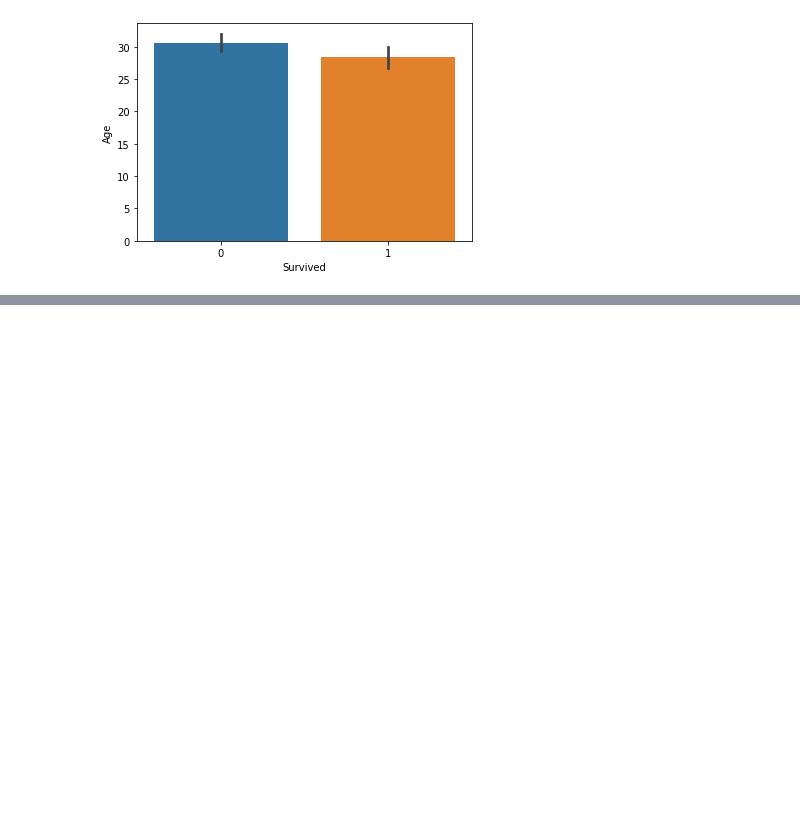
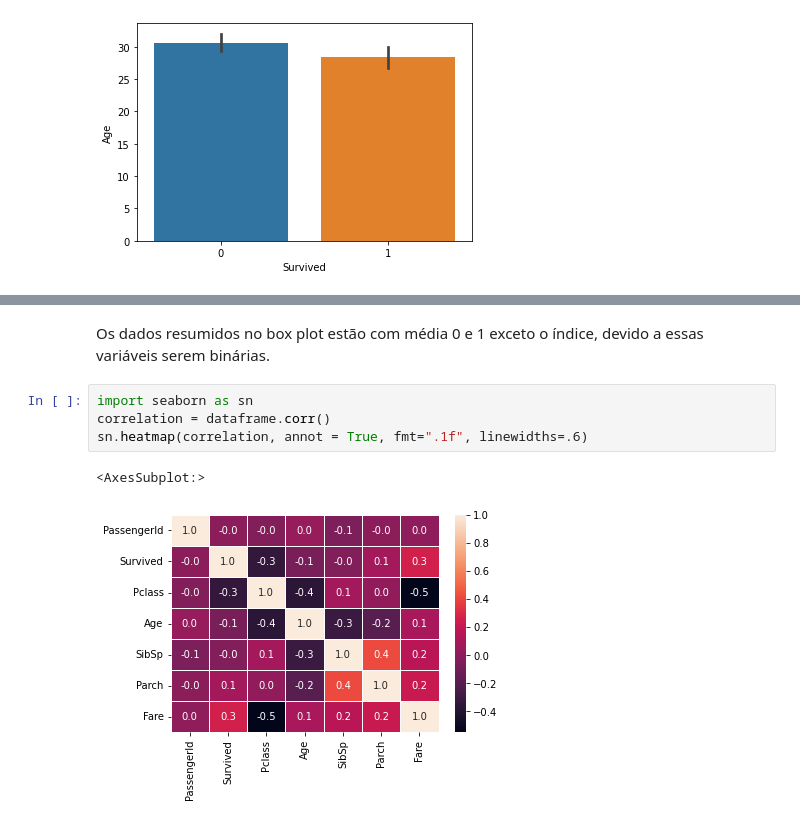
Before and after one commit to DataScienceUFES/titanic_grupo2, a Jupyter notebook: analise.ipynb, the cells around one changed output, grey strips where cells are left out. Drawn from its saved outputs; the diff is of its cells as text; blank space fills up the shorter version.

```diff
--- a/analise.ipynb
+++ b/analise.ipynb
@@ -35,0 +74,9 @@ apos
+# %% [markdown]
+Os dados resumidos no box plot estão com média 0 e 1 exceto o índice, devido a essas variáveis serem binárias.
+# %%
+import seaborn as sn
+correlation = dataframe.corr()
+sn.heatmap(correlation, annot = True, fmt=".1f", linewidths=.6)
+# %% [output]
+<AxesSubplot:>
+[figure, added]
```
Also changed, not shown: parts of 11 cells of this notebook.
